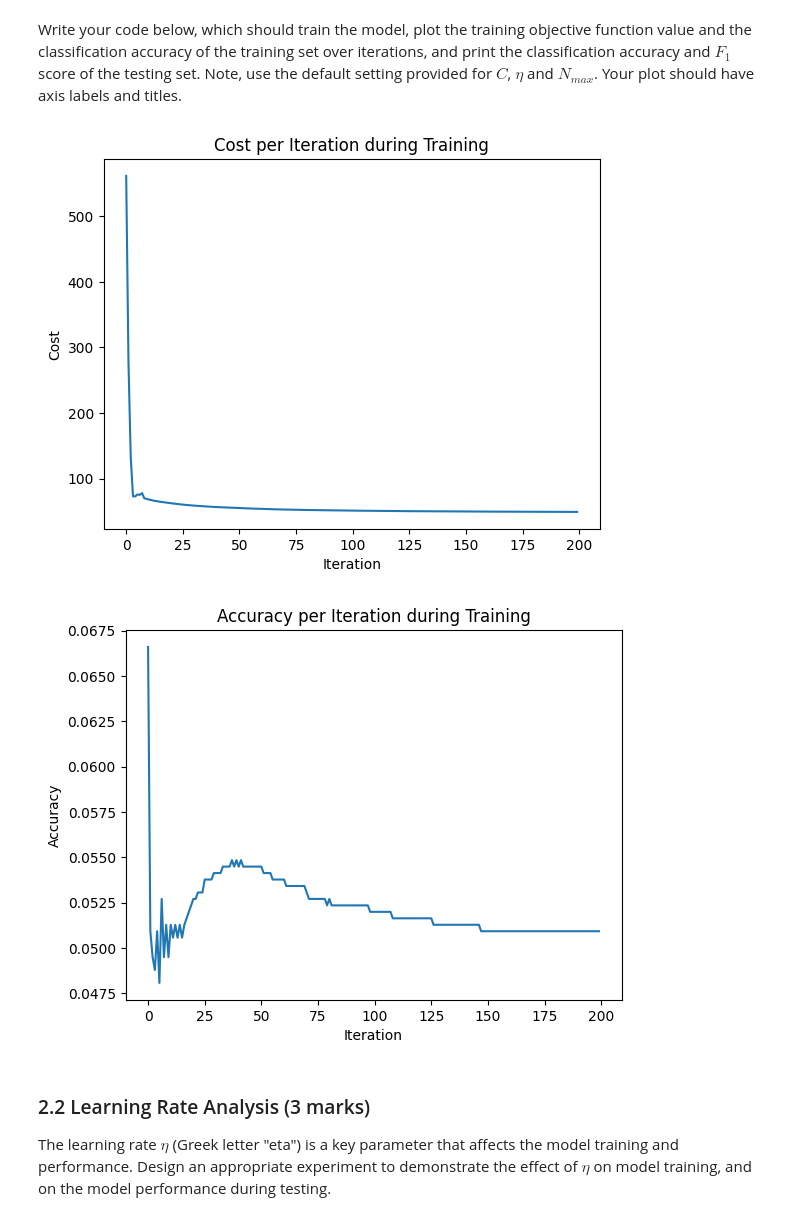
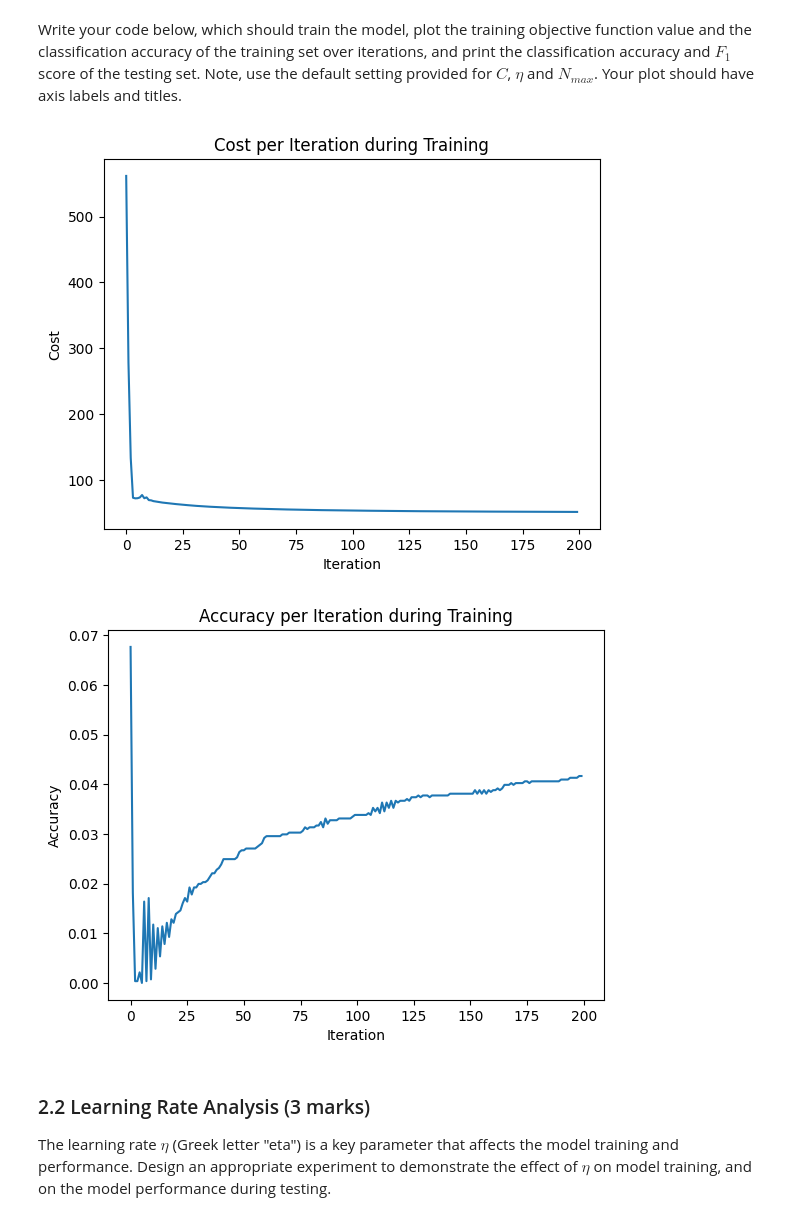
Before and after one commit to orbitaldr0p/COMP24112-Labs, a Jupyter notebook: COMP24112_CW.ipynb, the cells around one changed output. Drawn from its saved outputs; the diff is of its cells as text; code cells hidden in the pictures.

```diff
--- a/COMP24112_CW.ipynb
+++ b/COMP24112_CW.ipynb
@@ -116,8 +106,8 @@ def linear_gd_train(
     rng = np.random.default_rng(seed=random_state)
 
     # Create design matrix and labels
-    X_tilde = np.c_[data, np.full((data.shape[0], 1), 1)]
-    y = np.array(labels, dtype=int) * 2 - 1
+    X_tilde = np.concatenate((np.ones((data.shape[0], 1)), data), axis=1)
+    y = labels * 2 - 1
 
     # Weight initialisation: use e.g. rng.standard_normal() or all zeros
     w = np.zeros(X_tilde.shape[1])
@@ -177,36 +167,36 @@ train_X_cls = scaler.fit_transform(train_X_cls)
 # %% [markdown]
 Write your code below, which should train the model, plot the training objective function value and the classification accuracy of the training set over iterations, and print the classification accuracy and $F_1$ score of the testing set. Note, use the default setting provided for $C$, $\eta$ and $N_{max}$. Your plot should have axis labels and titles.
 # %%
+from sklearn.metrics import accuracy_score, f1_score
+
 # Train the model
 cost_all, w_all = linear_gd_train(train_X_cls, train_y_cls)
 # Plot accuracy and cost per iteration on training set
 plt.plot(cost_all)
 plt.xlabel('Iteration')
 plt.ylabel('Cost')
 plt.title('Cost per Iteration during Training')
 plt.show()
-
-train_y_cls = np.squeeze(train_y_cls)
 
 train_accuracies = []
 for w in w_all:
     train_predictions = linear_predict(train_X_cls, w)
     accuracy = accuracy_score(train_y_cls, train_predictions)
     train_accuracies.append(accuracy)
 
 # Plot accuracy per iteration
 plt.plot(train_accuracies)
 plt.xlabel('Iteration')
 plt.ylabel('Accuracy')
 plt.title('Accuracy per Iteration during Training')
 plt.show()
 
 # Apply imputation to the test set
 
 # Predict on test set, report accuracy and f1 score
 # %% [output]
 [figure]
-[figure, old version]
+[figure, new version]
 # %% [markdown]
 ### 2.2 Learning Rate Analysis (3 marks)
 
```
Also changed, not shown: parts of 5 cells of this notebook.
